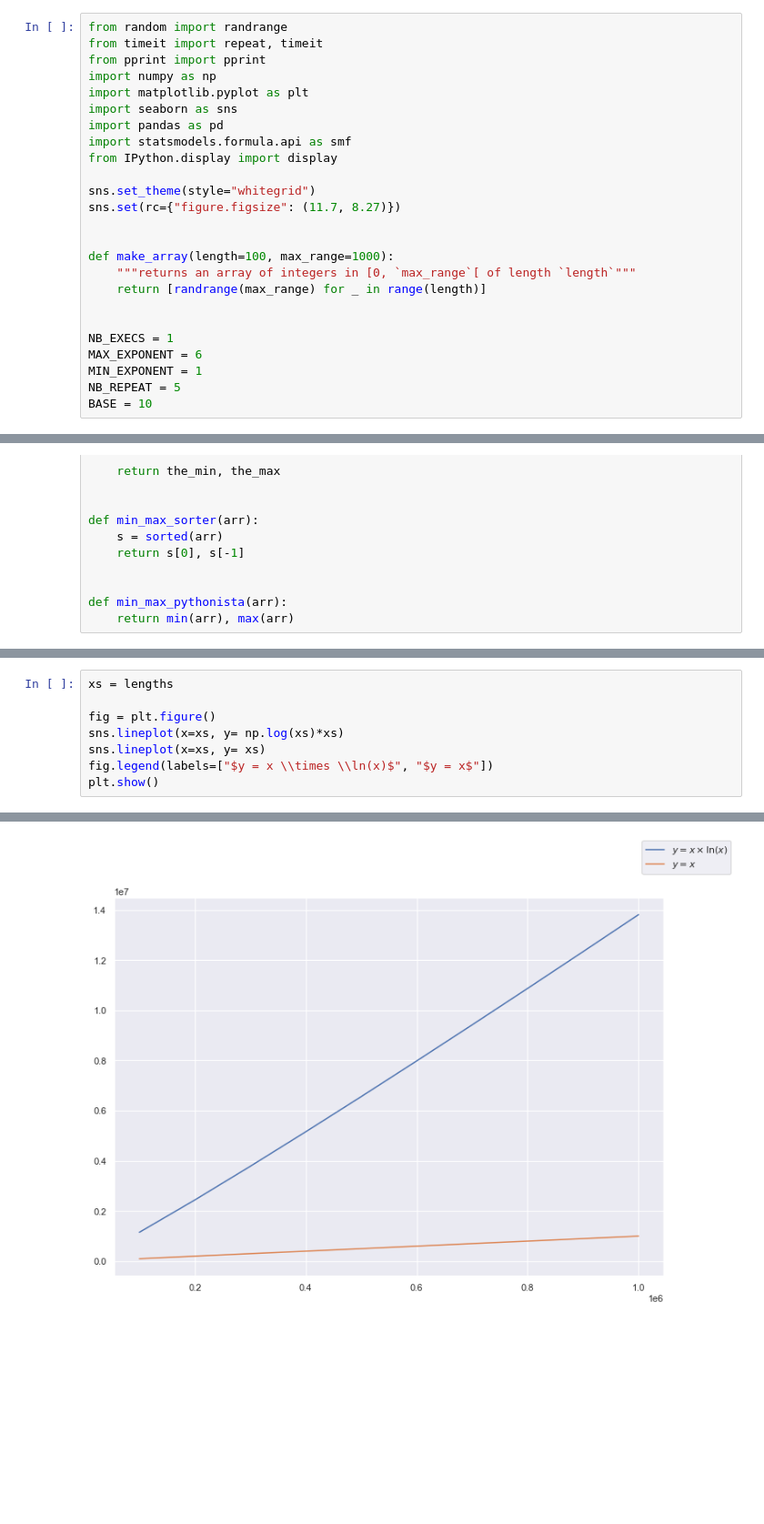
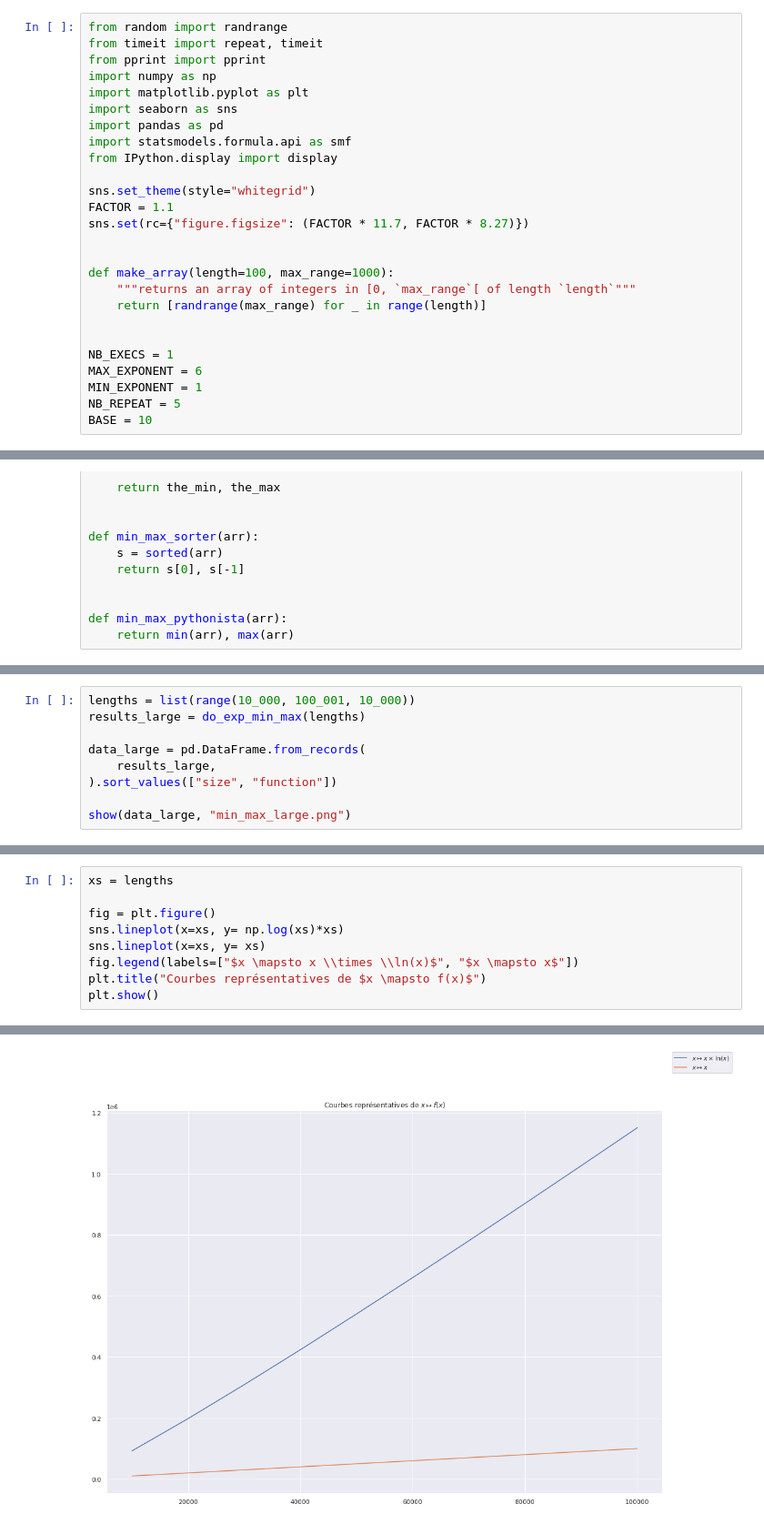
Before and after one commit to romulusFR/expose-science-informatique, a Jupyter notebook: code/minmax.ipynb, the cells around one changed output, grey strips where cells are left out. Shown at 91% size. Saved outputs shown, nothing was run; the diff lists cells and outputs as text; blank space fills up the shorter version.

```diff
--- a/code/minmax.ipynb
+++ b/code/minmax.ipynb
@@ -12,7 +12,8 @@ import statsmodels.formula.api as smf
 from IPython.display import display
 
 sns.set_theme(style="whitegrid")
-sns.set(rc={"figure.figsize": (11.7, 8.27)})
+FACTOR = 1.1
+sns.set(rc={"figure.figsize": (FACTOR * 11.7, FACTOR * 8.27)})
 
 
 def make_array(length=100, max_range=1000):
@@ -105,0 +92,9 @@ Repeat 5 times 1 executions on length 1000000 for ex_manual
+# %%
+lengths = list(range(10_000, 100_001, 10_000))
+results_large = do_exp_min_max(lengths)
+
+data_large = pd.DataFrame.from_records(
+    results_large,
+).sort_values(["size", "function"])
+
+show(data_large, "min_max_large.png")
@@ -109,6 +107,7 @@ xs = lengths
 fig = plt.figure()
 sns.lineplot(x=xs, y= np.log(xs)*xs)
 sns.lineplot(x=xs, y= xs)
-fig.legend(labels=["$y = x \\times \\ln(x)$", "$y = x$"])
+fig.legend(labels=["$x \mapsto x \\times \\ln(x)$", "$x \mapsto x$"])
+plt.title("Courbes représentatives de $x \mapsto f(x)$")
 plt.show()
 # %% [output]
@@ -115 +115 @@ plt.show()
-[figure, old version]
+[figure, new version]
```
Also changed, not shown: parts of 6 cells of this notebook, 6 other files.
